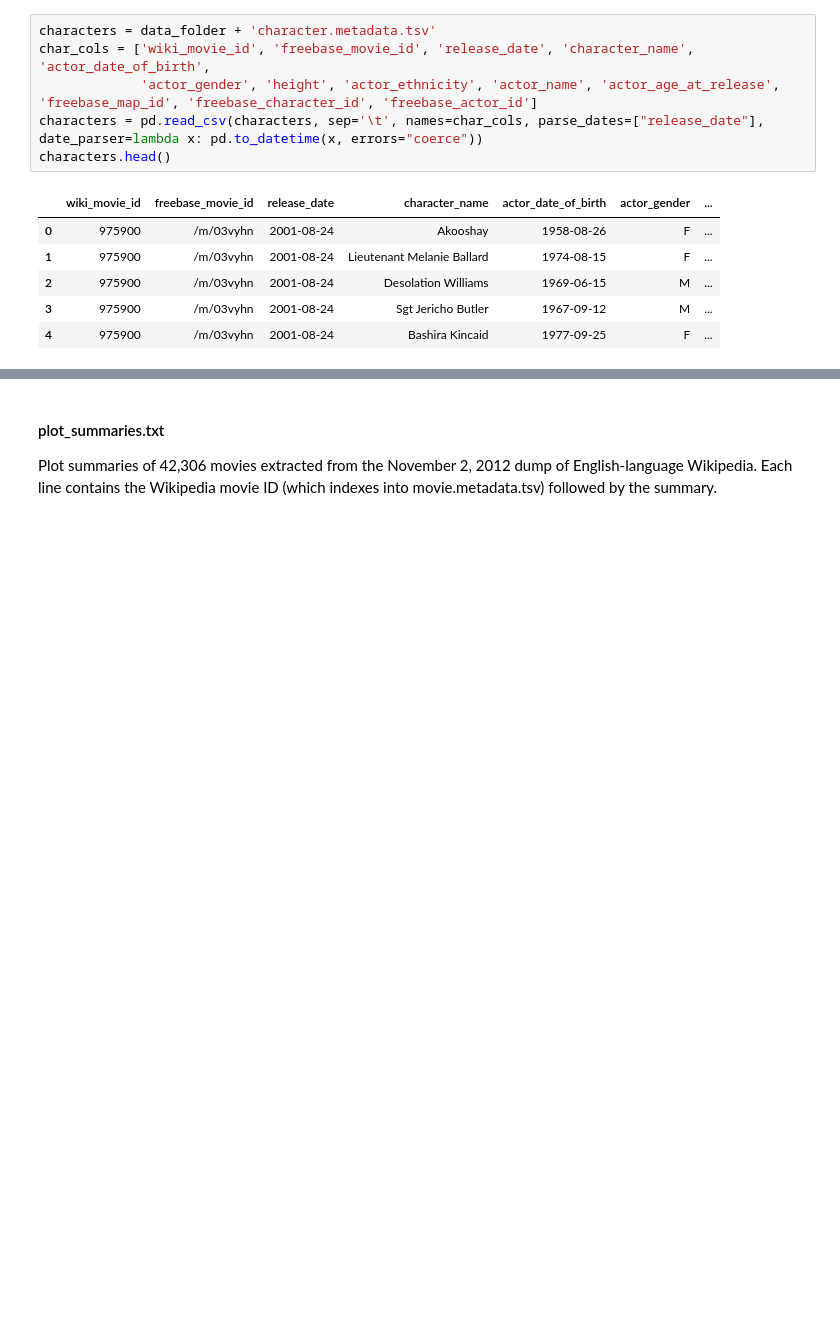
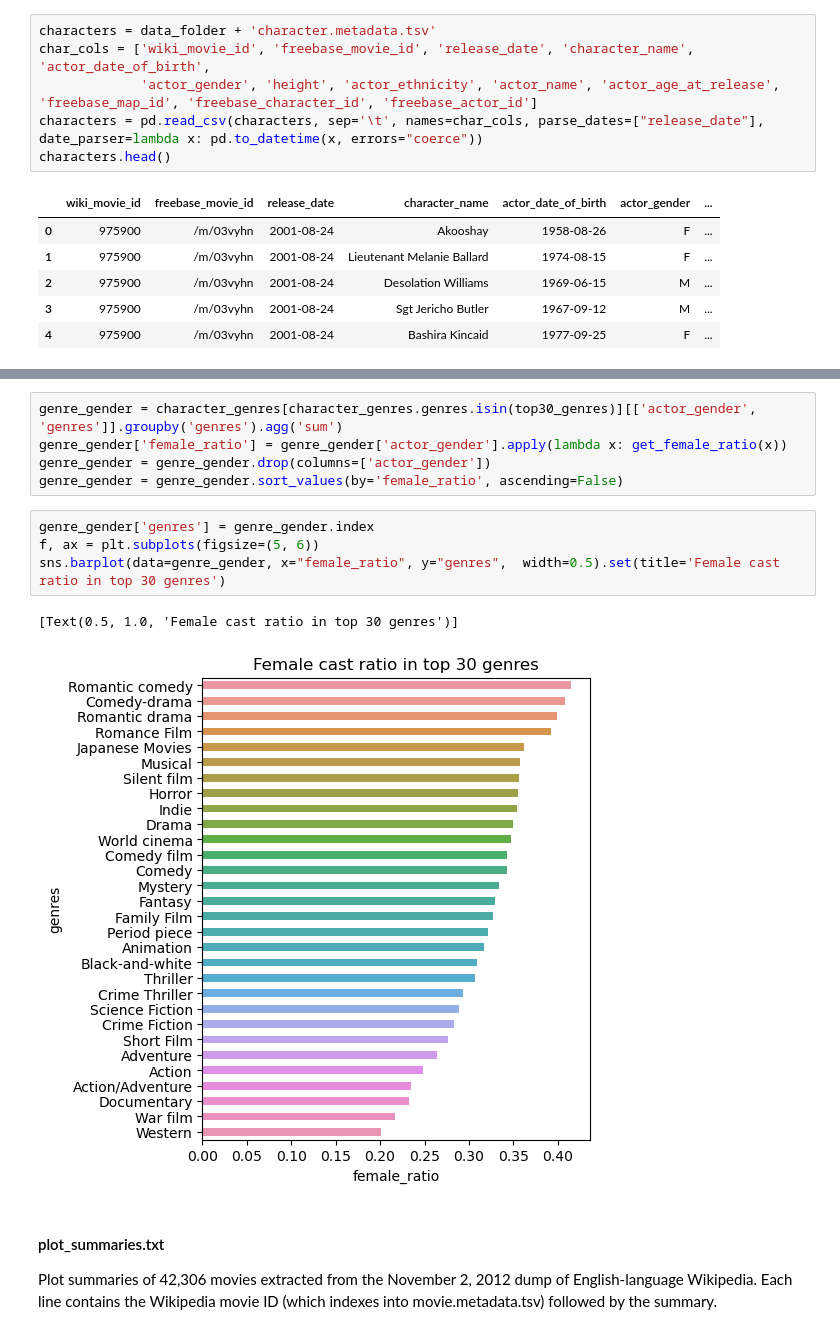
Before and after one commit to epfl-ada/ada-2022-project-yiyisoda, a Jupyter notebook: milestone_2.ipynb, the cells around one changed output, grey strips where cells are left out. Saved outputs shown, nothing was run; the diff lists cells and outputs as text; blank space fills up the shorter version.

```diff
--- a/milestone_2.ipynb
+++ b/milestone_2.ipynb
@@ -86,3 +217,15 @@ characters.head()
+# %%
+genre_gender = character_genres[character_genres.genres.isin(top30_genres)][['actor_gender', 'genres']].groupby('genres').agg('sum')
+genre_gender['female_ratio'] = genre_gender['actor_gender'].apply(lambda x: get_female_ratio(x))
+genre_gender = genre_gender.drop(columns=['actor_gender'])
+genre_gender = genre_gender.sort_values(by='female_ratio', ascending=False)
+# %%
+genre_gender['genres'] = genre_gender.index
+f, ax = plt.subplots(figsize=(5, 6))
+sns.barplot(data=genre_gender, x="female_ratio", y="genres",  width=0.5).set(title='Female cast ratio in top 30 genres')
+# %% [output]
+[Text(0.5, 1.0, 'Female cast ratio in top 30 genres')]
+[figure, added]
 # %% [markdown]
 #### plot_summaries.txt
 
```
Also changed, not shown: parts of 12 cells of this notebook.
